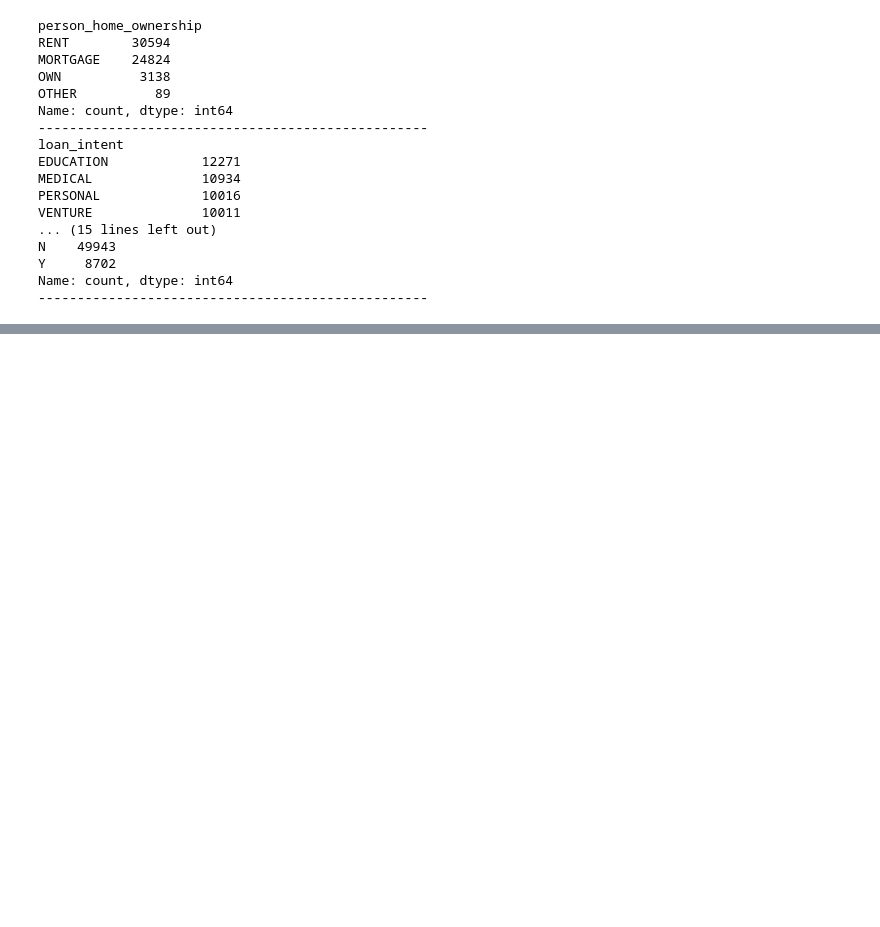
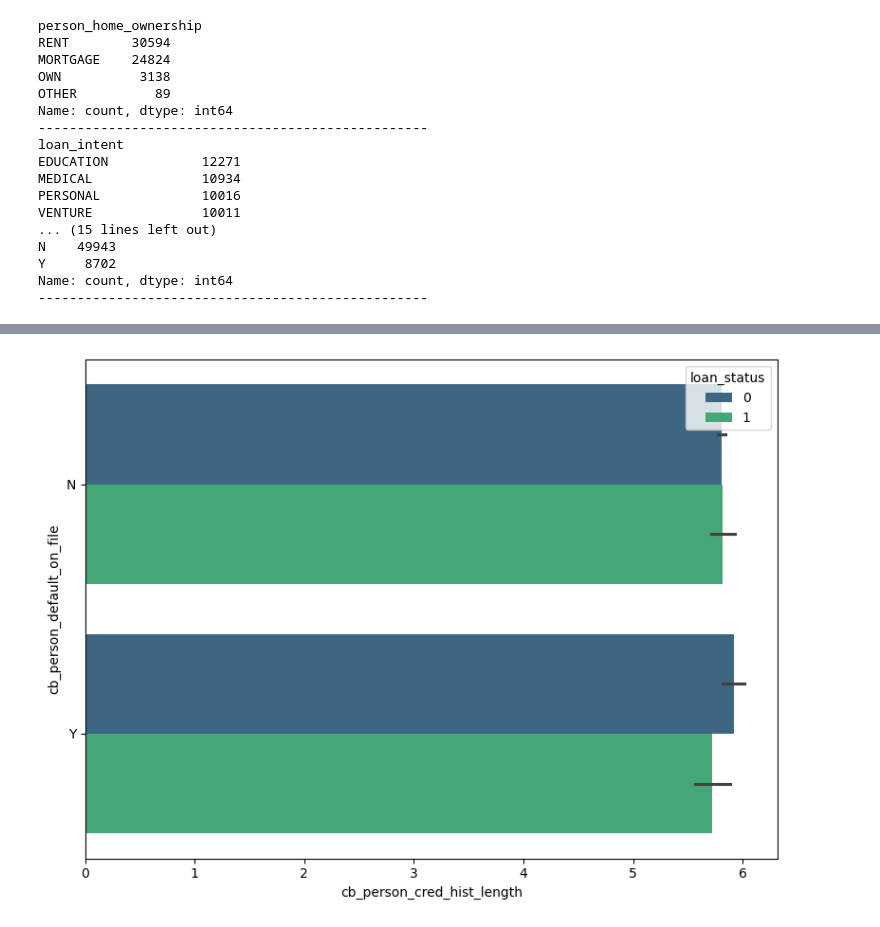
Before and after one commit to Aman-Baruwal/Comp-3_Loan-Approval-Prediction-, a Jupyter notebook: coding.ipynb, the cells around one changed output, grey strips where cells are left out. Cells and saved outputs as stored; diff of their text form; code cells hidden in the pictures; blank space fills up the shorter version.

```diff
--- a/coding.ipynb
+++ b/coding.ipynb
@@ -113,0 +125,7 @@ Name: count, dtype: int64
+# %%
+plt.figure(figsize=(8,6))
+sns.barplot(data = train_df,  x = 'cb_person_cred_hist_length' ,y = 'cb_person_default_on_file', hue = 'loan_status', palette='viridis')
+plt.tight_layout()
+plt.show()
+# %% [output]
+[figure, added]
```
Also changed, not shown: parts of 29 cells of this notebook.
